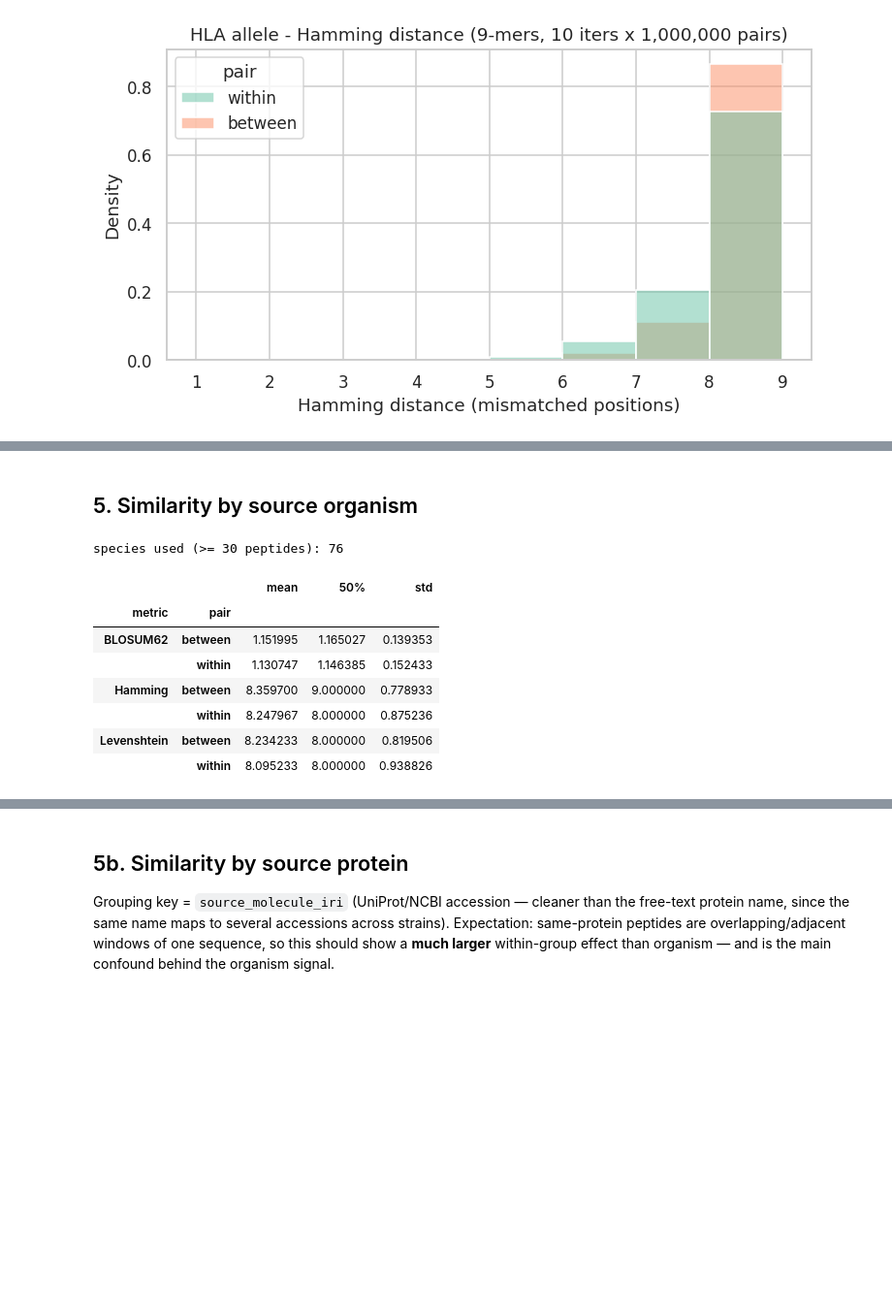
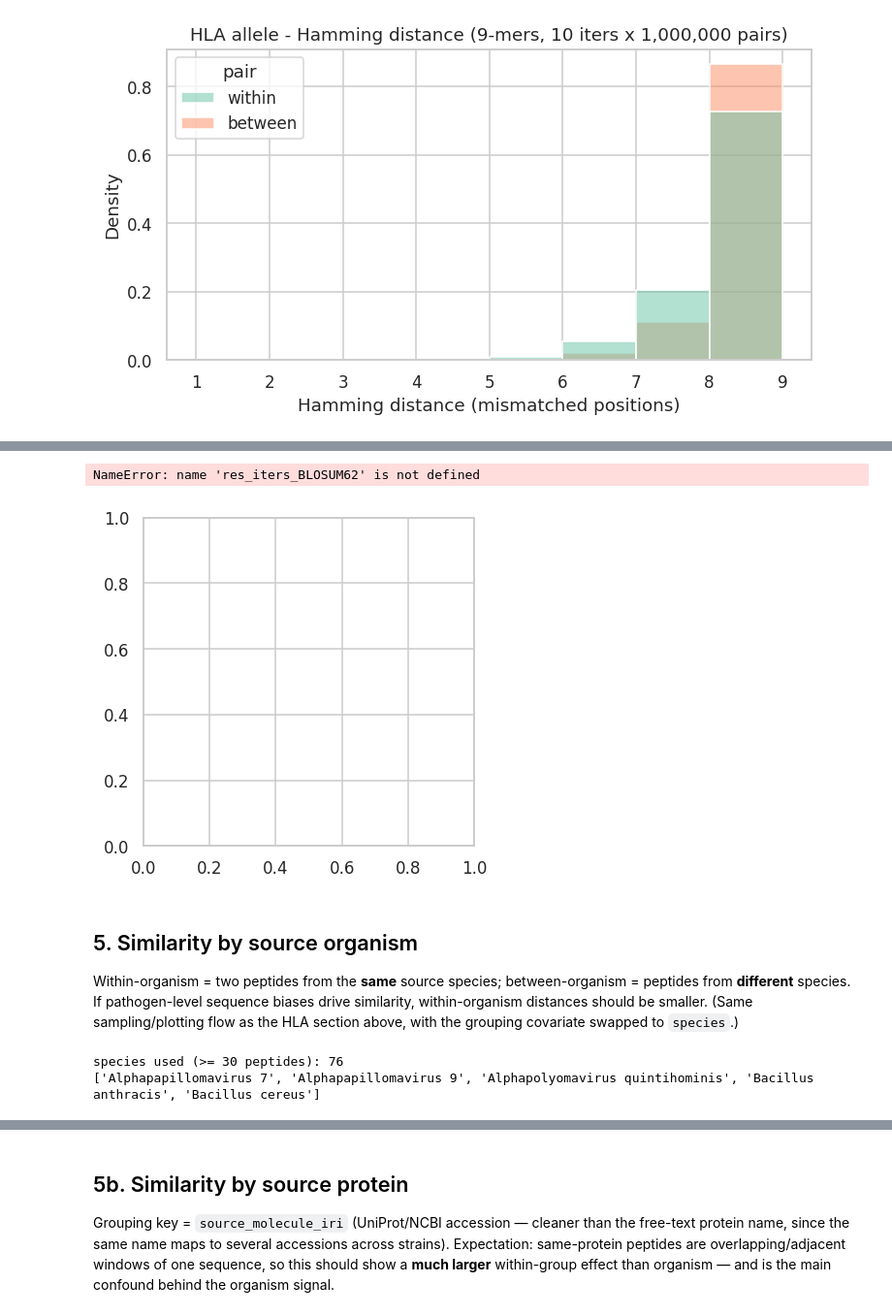
Before and after one commit to delipouya/tcr-bench, a Jupyter notebook: 3_iedb_similarity_mhc1.ipynb, the cells around one changed output, grey strips where cells are left out. Shown at 97% size. Saved outputs shown, nothing was run; the diff lists cells and outputs as text; code cells hidden in the pictures; blank space fills up the shorter version.

```diff
--- a/3_iedb_similarity_mhc1.ipynb
+++ b/3_iedb_similarity_mhc1.ipynb
@@ -385,18 +410,23 @@ plt.tight_layout(); plt.show()
+# %%
+### make a boxplot of the within-group and between-group distances - all data pooled
+fig, ax = plt.subplots(figsize=(4, 4))
+sns.boxplot(data=res_iters_BLOSUM62, x="pair", y="distance", palette="Set2", ax=ax)
+ax.set(title=f"HLA - {DISTANCE_METRIC} distance (9-mers, {n_iter} iters x {total_samples:,} pairs)",
+       xlabel=f"{DISTANCE_METRIC} distance (mismatched positions)")
+plt.tight_layout()
+plt.show()
+# %% [output]
+NameError: name 'res_iters_BLOSUM62' is not defined
+[figure, added]
 # %% [markdown]
 ## 5. Similarity by source organism
+
+Within-organism = two peptides from the **same** source species; between-organism = peptides from **different** species. If pathogen-level sequence biases drive similarity, within-organism distances should be smaller. (Same sampling/plotting flow as the HLA section above, with the grouping covariate swapped to `species`.)
 # %%
 species_groups = build_groups(d, "species")
 print(f"species used (>= {MIN_GROUP} peptides): {len(species_groups)}")
-res_species = compare(species_groups, "source organism")
-res_species.groupby(["metric", "pair"])["distance"].describe()[["mean", "50%", "std"]]
+print(list(species_groups)[:5])
 # %% [output]
 species used (>= 30 peptides): 76
+['Alphapapillomavirus 7', 'Alphapapillomavirus 9', 'Alphapolyomavirus quintihominis', 'Bacillus anthracis', 'Bacillus cereus']
-|  |  | mean | 50% | std |
-| metric | pair |  |  |  |
-| BLOSUM62 | between | 1.151995 | 1.165027 | 0.139353 |
-|  | within | 1.130747 | 1.146385 | 0.152433 |
-| Hamming | between | 8.359700 | 9.000000 | 0.778933 |
-|  | within | 8.247967 | 8.000000 | 0.875236 |
-| Levenshtein | between | 8.234233 | 8.000000 | 0.819506 |
-|  | within | 8.095233 | 8.000000 | 0.938826 |
 # %%
```
Also changed, not shown: parts of 48 cells of this notebook, 1 other file.
